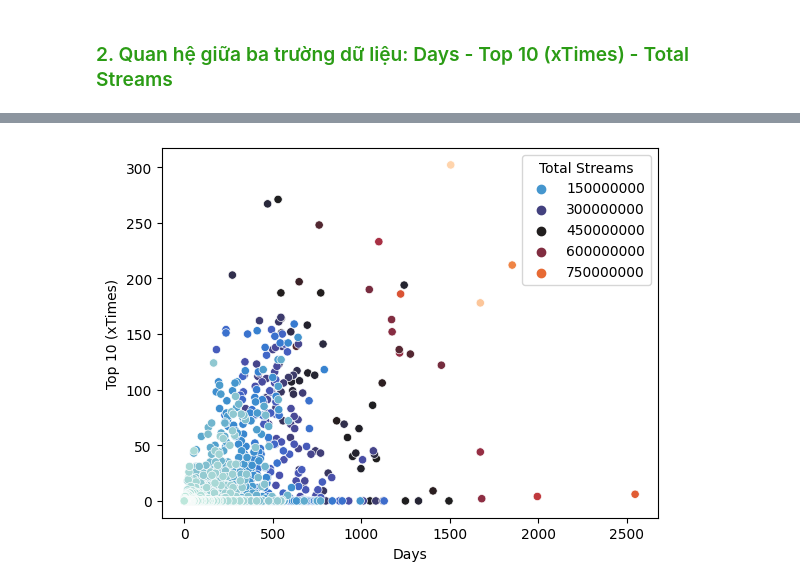
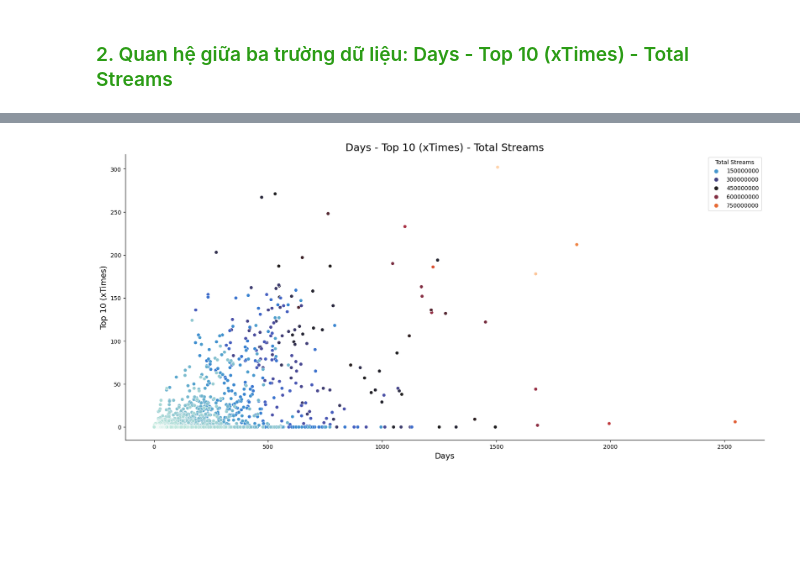
Before and after one commit to PhuongAnh57/LAB1-TQHDL, a Jupyter notebook: source_codes/main.ipynb, the cells around one changed output, grey strips where cells are left out. Drawn from its saved outputs; the diff is of its cells as text; code cells hidden in the pictures; blank space fills up the shorter version.

```diff
--- a/source_codes/main.ipynb
+++ b/source_codes/main.ipynb
@@ -347,9 +391,11 @@ fig.show()
 # %%
-#sns.set(style="whitegrid")
-sns.scatterplot(x="Days", y="Top 10 (xTimes)", data=song_df, hue="Total Streams", palette="icefire")
-# Show plot
+fig, ax = plt.subplots(figsize=(20, 9))
+sns.scatterplot(data=song_df, x="Days", y="Top 10 (xTimes)", hue="Total Streams", palette="icefire", ax=ax)
+sns.despine()
+
+ax.set_xlabel("Days", fontsize=14)
+ax.set_ylabel("Top 10 (xTimes)", fontsize=14)
+ax.set_title("Days - Top 10 (xTimes) - Total Streams", fontsize=18)
 plt.show()
-
-#icefire, plasma, viridis
 # %% [output]
-[figure, old version]
+[figure, new version]
```
Also changed, not shown: parts of 12 cells of this notebook, 2 other files.
